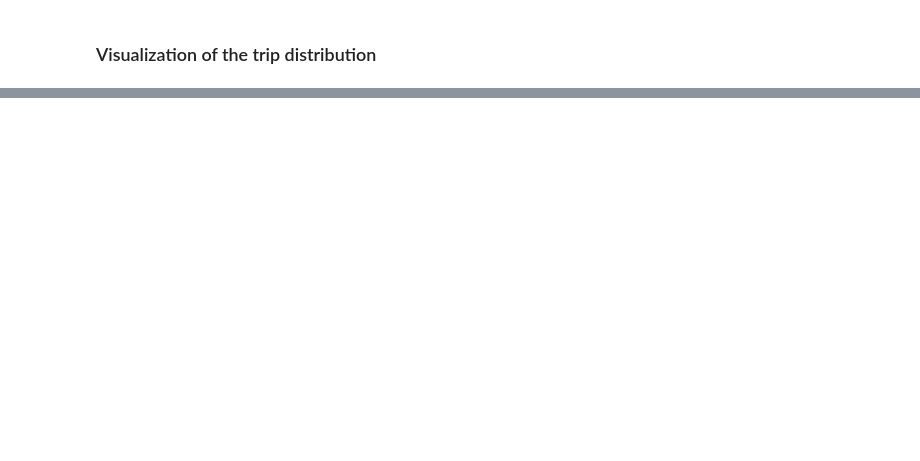
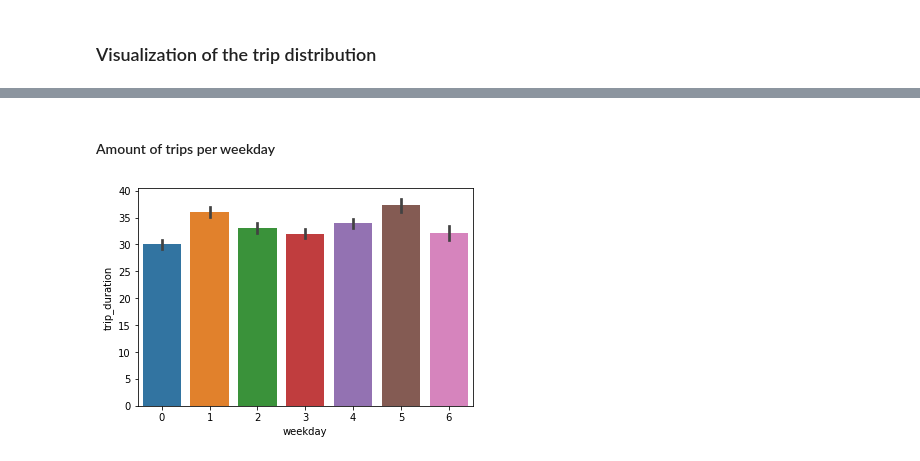
Before and after one commit to ey96/DataScienceBikesharing, a Jupyter notebook: notebooks/PDS_dortmund_exploration-MK.ipynb, the cells around one changed output, grey strips where cells are left out. Cells and saved outputs as stored; diff of their text form; code cells hidden in the pictures; blank space fills up the shorter version.

```diff
--- a/notebooks/PDS_dortmund_exploration-MK.ipynb
+++ b/notebooks/PDS_dortmund_exploration-MK.ipynb
@@ -209,3 +405,7 @@ plt.show()
+# %% [markdown]
+#### Amount of trips per weekday
 # %%
-sns.countplot(x="weekend", data=trips)
+sns.barplot(x="weekday", y="trip_duration", data=trips, estimator=np.mean)
 plt.show()
+# %% [output]
+[figure, added]
```
Also changed, not shown: parts of 36 cells of this notebook.
